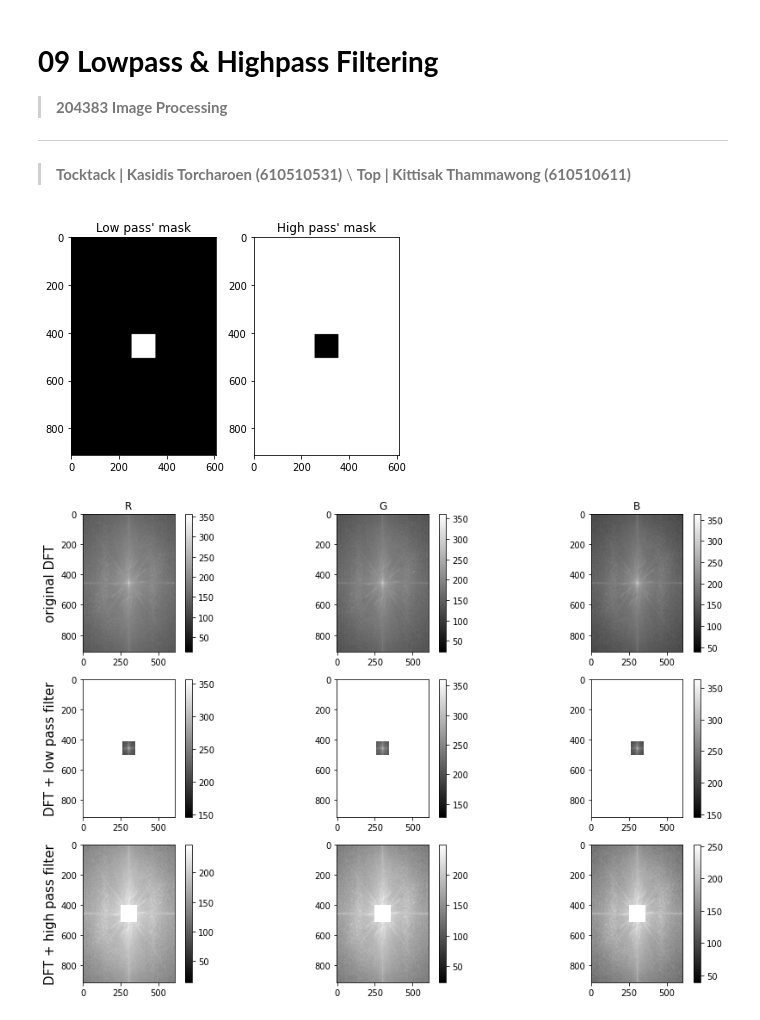
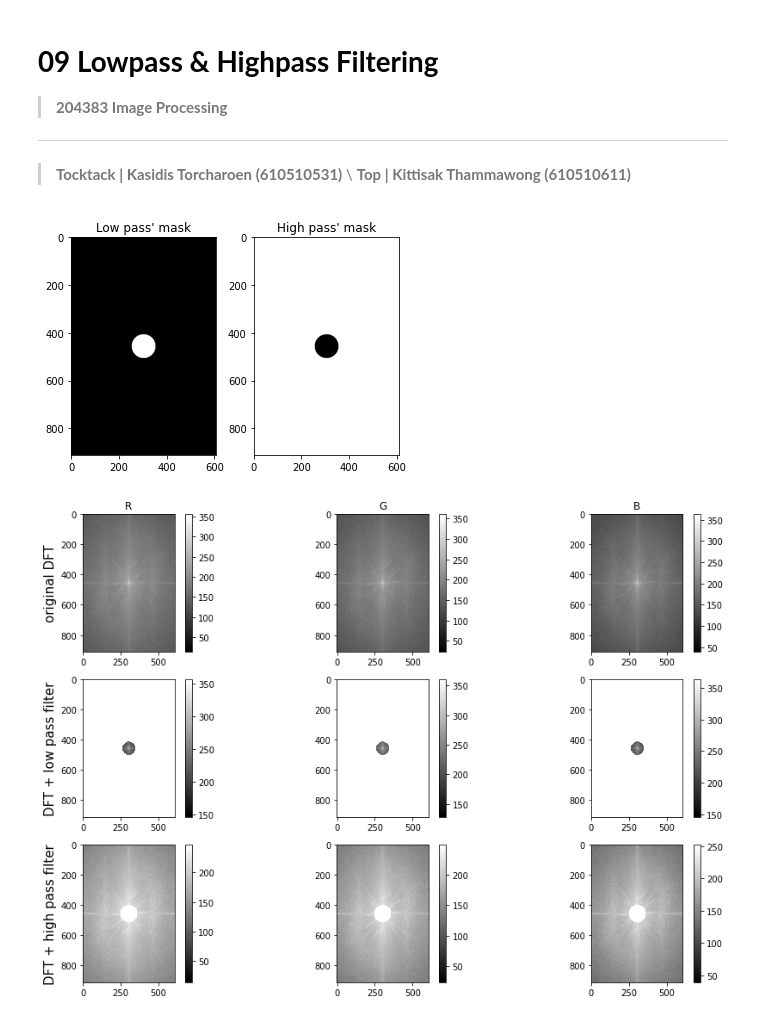
Before and after one commit to tackulus/204383, a Jupyter notebook: Code09.ipynb, the cells around one changed output. Drawn from its saved outputs; the diff is of its cells as text; code cells hidden in the pictures.

```diff
--- a/Code09.ipynb
+++ b/Code09.ipynb
@@ -19,35 +19,37 @@ from google.colab.patches import cv2_imshow
 # Read an image
 img = cv.imread('0901.jpg')
 channels = img.shape[2]
-# %%
-# Create masks
-
-def draw_circle(shape, D):
-    TF = np.zeros(shape, dtype=np.bool)
-    c = np.array(shape) // 2
-    TF[c[0]-D:c[0]+D, c[1]-D:c[1]+D] = True
-    return TF
-
-low_mask   = draw_circle(img.shape[:2], D=50)
-high_mask  = ~low_mask
-
-fig = plt.figure()
-ax  = fig.add_subplot(1,2,1)
-ax.imshow(low_mask, cmap='gray')
-ax.set_title("Low pass' mask")
-
-ax  = fig.add_subplot(1,2,2)
-ax.imshow(high_mask, cmap='gray')
-ax.set_title("High pass' mask")
-
-plt.show()
-# %% [output]
-[figure, removed]
 # %%
 # Fourier Transformation
 fft_img = np.zeros_like(img, dtype=complex)
 for ch in range(channels):
     fft_img[..., ch] = np.fft.fftshift(np.fft.fft2(img[..., ch]))
+# %%
+# Create masks
+
+def draw_circle(shape, D):
+    TF = np.zeros(shape, dtype=np.bool)
+    c = np.array(shape) / 2.0
+    for y in range(img.shape[0]):
+        for x in range(img.shape[1]):
+            TF[y,x] = np.square(y-c[0]) + np.square(x-c[1]) < np.square(D)
+    return TF
+
+low_mask   = draw_circle(img.shape[:2], D=50)
+high_mask  = ~low_mask
+
+fig = plt.figure()
+ax  = fig.add_subplot(1,2,1)
+ax.imshow(low_mask, cmap='gray')
+ax.set_title("Low pass' mask")
+
+ax  = fig.add_subplot(1,2,2)
+ax.imshow(high_mask, cmap='gray')
+ax.set_title("High pass' mask")
+
+plt.show()
+# %% [output]
+[figure, added]
 # %%
 # Filtering
 def filter_circle(mask, fft_img_ch):
```
